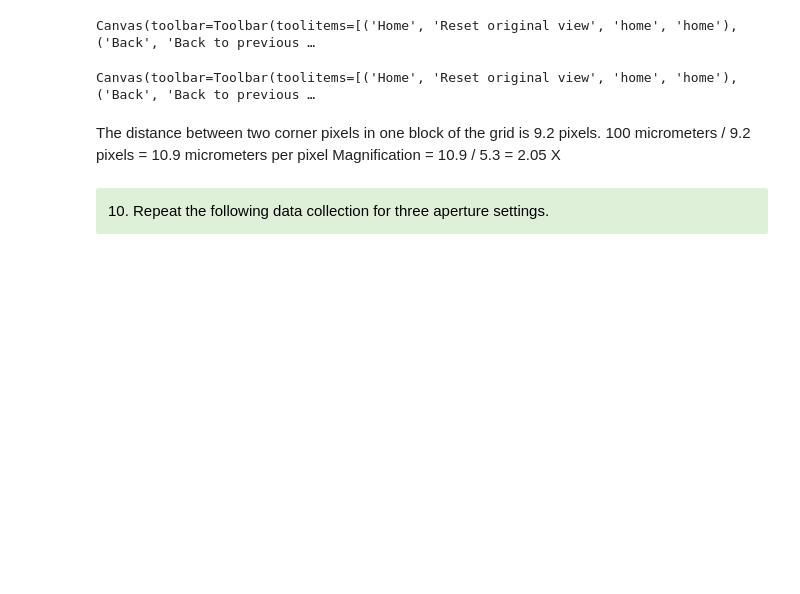
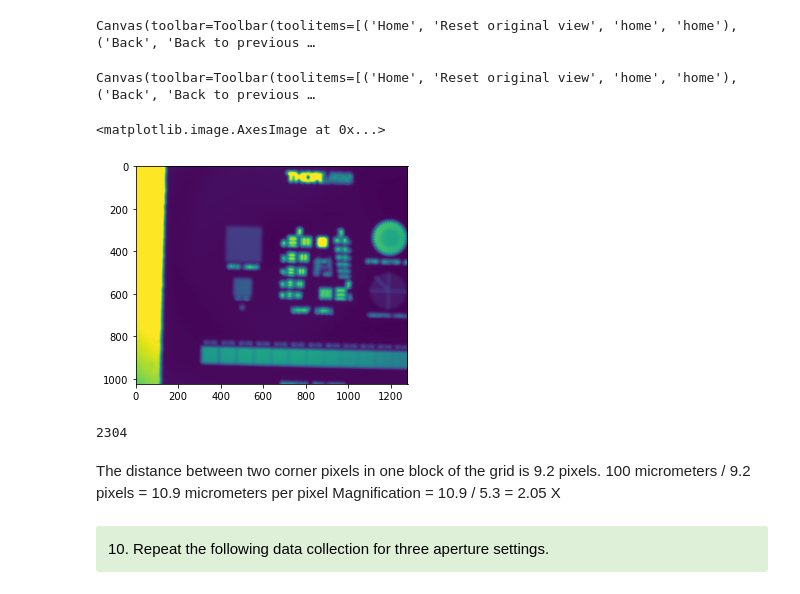
Before and after one commit to skhan102jh/Build-an-Imager, a Jupyter notebook: Lab2 Part2 (Clean).ipynb, the cells around one changed output. Saved outputs shown, nothing was run; the diff lists cells and outputs as text; code cells hidden in the pictures; blank space fills up the shorter version.

```diff
--- a/Lab2 Part2 (Clean).ipynb
+++ b/Lab2 Part2 (Clean).ipynb
@@ -294,3 +292,20 @@ l.set_intensity(0)
+# %%
+plt.figure()
+m.set_position(f_wheel, 1350, blocking = True)
+m.set_position(ap, 2496, blocking=True)
+m.set_position(stage_x, 1800, blocking = True)
+m.set_position(stage_y, 1050, blocking = True)
+m.set_position(stage_z, 1500, blocking = True)
+img = c.capture().copy()
+np.save('LowMagGrid', img)
+plt.imshow(img)
+# %% [output]
+<matplotlib.image.AxesImage at 0x...>
+[figure, added]
+# %%
+m.get_position(ap)
+# %% [output]
+2304
 # %% [markdown]
 The distance between two corner pixels in one block of the grid is 9.2 pixels.
 100 micrometers / 9.2 pixels = 10.9 micrometers per pixel
```
Also changed, not shown: parts of 3 cells of this notebook.
